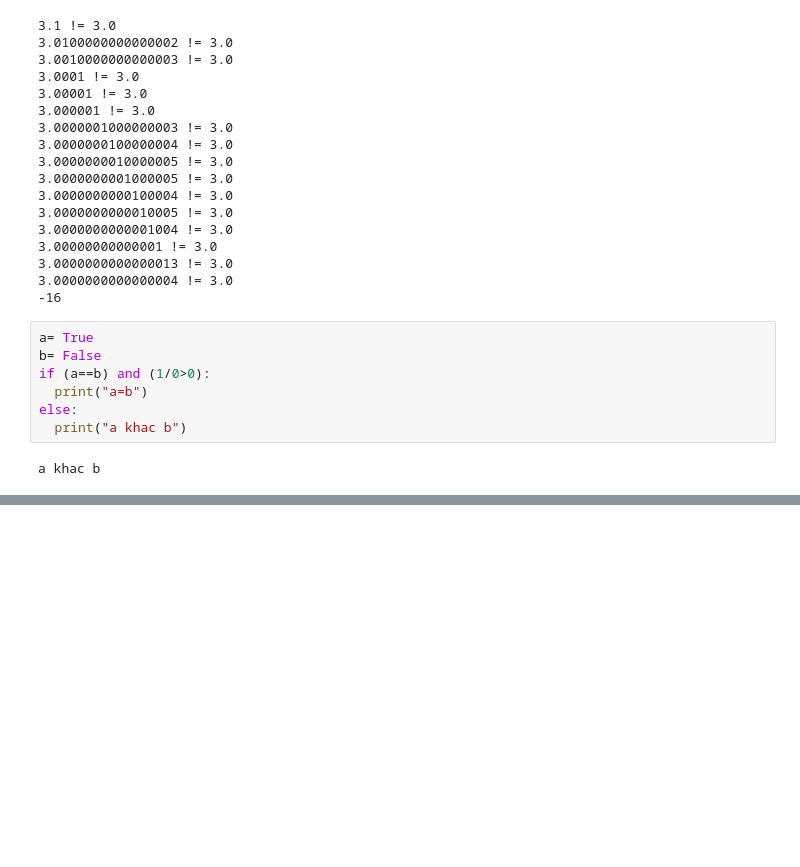
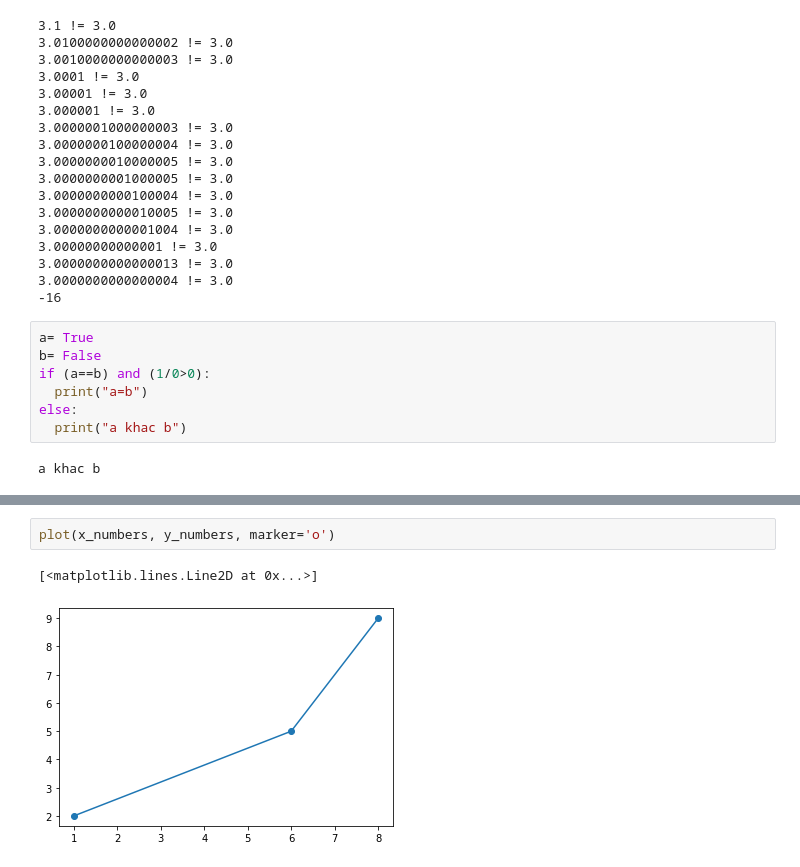
Before and after one commit to xuandatdo/ThucHanhToanCC, a Jupyter notebook: Bai1.ipynb, the cells around one changed output, grey strips where cells are left out. Cells and saved outputs as stored; diff of their text form; blank space fills up the shorter version.

```diff
--- a/Bai1.ipynb
+++ b/Bai1.ipynb
@@ -191,0 +265,5 @@ a khac b
+# %%
+plot(x_numbers, y_numbers, marker='o')
+# %% [output]
+[<matplotlib.lines.Line2D at 0x...>]
+[figure, added]
```
Also changed, not shown: parts of 25 cells of this notebook.
